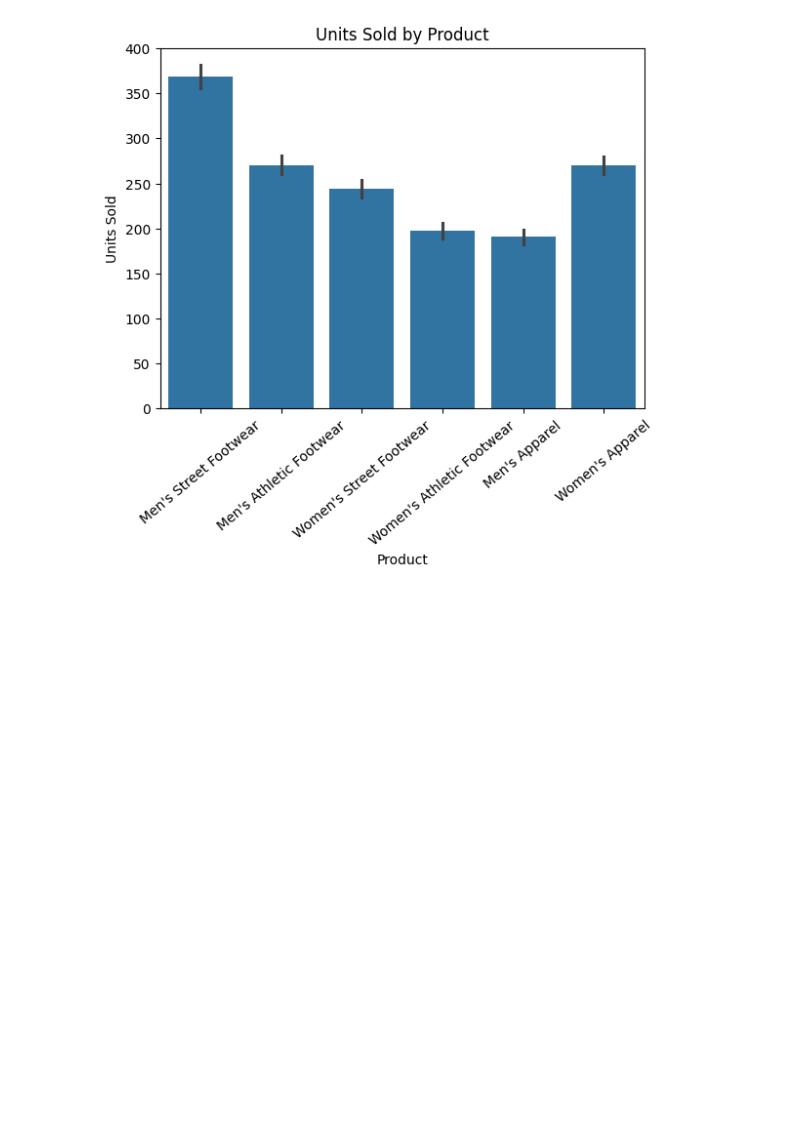
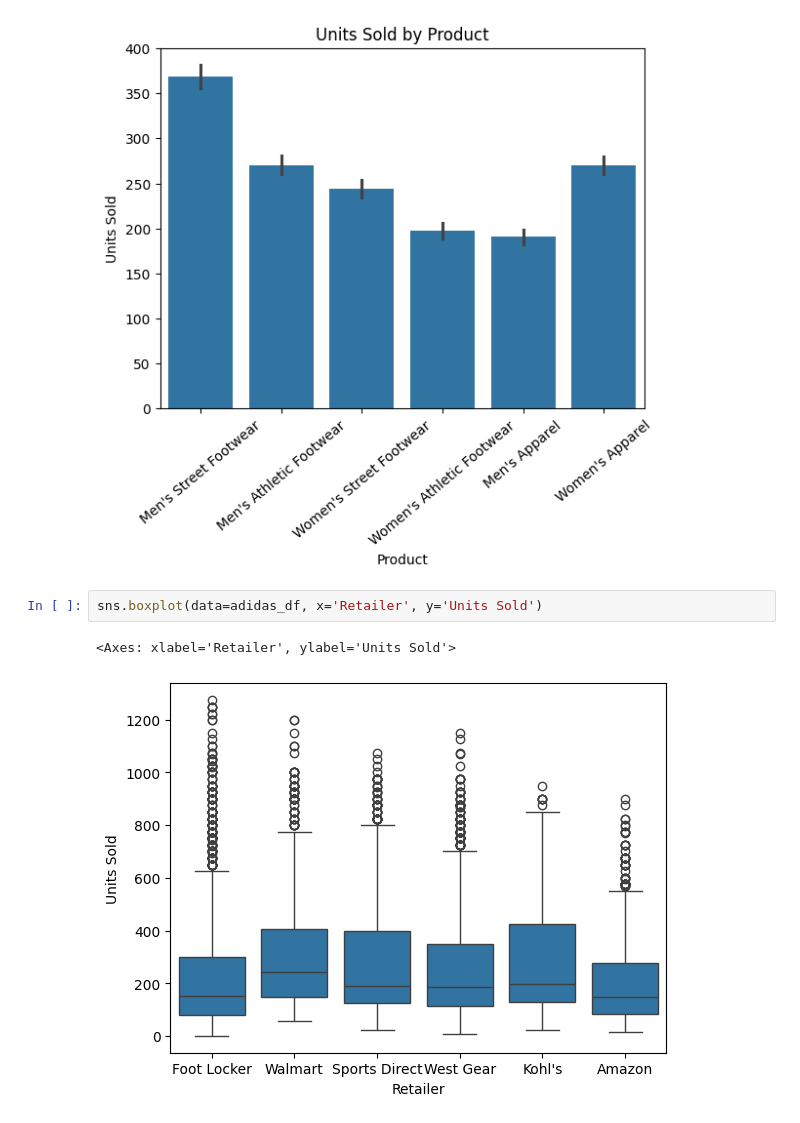
Before and after one commit to briangullen/adidas_report, a Jupyter notebook: adidas_report.ipynb, the cells around one changed output. Cells and saved outputs as stored; diff of their text form; blank space fills up the shorter version.

```diff
--- a/adidas_report.ipynb
+++ b/adidas_report.ipynb
@@ -90,3 +78,8 @@ ax.set(title='Units Sold by Product')
 # %% [output]
 [Text(0.5, 1.0, 'Units Sold by Product')]
 [figure]
+# %%
+sns.boxplot(data=adidas_df, x='Retailer', y='Units Sold')
+# %% [output]
+<Axes: xlabel='Retailer', ylabel='Units Sold'>
+[figure, added]
```
Also changed, not shown: parts of 2 cells of this notebook.
